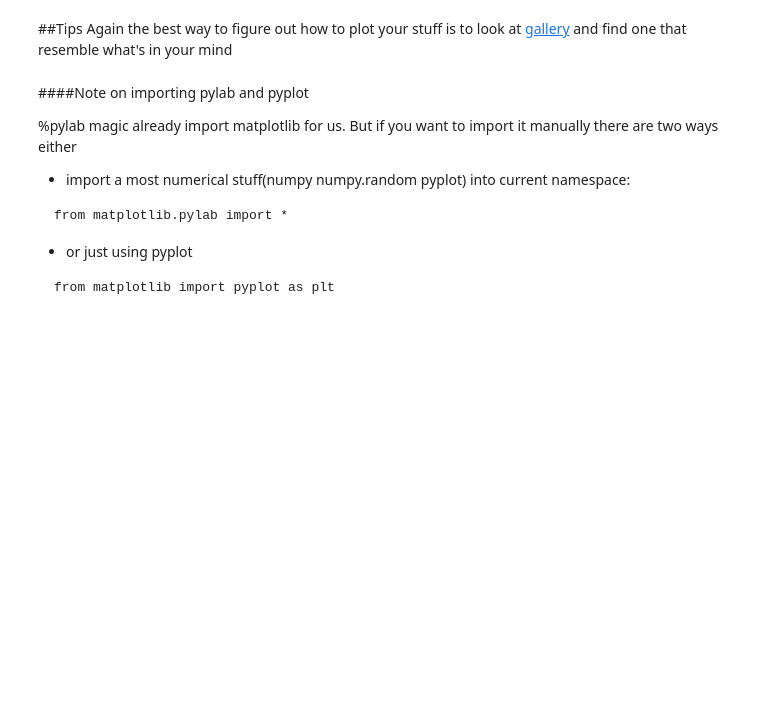
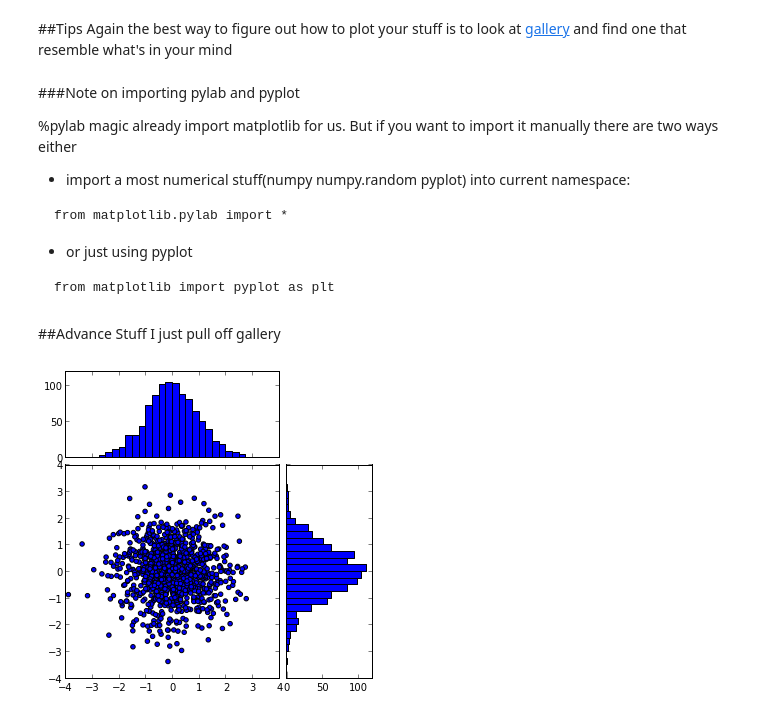
Before and after one commit to piti118/babar_python_tutorial, a Jupyter notebook: notebooks/02_Read_And_Plot.ipynb, the cells around one changed output. Saved outputs shown, nothing was run; the diff lists cells and outputs as text; code cells hidden in the pictures; blank space fills up the shorter version.

````diff
--- a/notebooks/02_Read_And_Plot.ipynb
+++ b/notebooks/02_Read_And_Plot.ipynb
@@ -347,7 +350,7 @@ ylabel('LegendreP2')
 Again the best way to figure out how to plot your stuff is to look at
 [gallery](http://matplotlib.org/gallery.html) and find one that resemble what's in your mind
 # %% [markdown]
-####Note on importing pylab and pyplot
+###Note on importing pylab and pyplot
 
 
 %pylab magic already import matplotlib for us. But if you want to import it manually there are two ways either
@@ -360,3 +363,5 @@ from matplotlib.pylab import *
 ```
 from matplotlib import pyplot as plt
 ```
+# %% [markdown]
+##Advance Stuff I just pull off gallery
@@ -362,0 +370,56 @@ from matplotlib import pyplot as plt
+# %%
+import numpy as np
+import matplotlib.pyplot as plt
+
+# the random data
+x = np.random.randn(1000)
+y = np.random.randn(1000)
+
+
+fig = plt.figure(1, figsize=(5.5,5.5))
+
+from mpl_toolkits.axes_grid1 import make_axes_locatable
+
+# the scatter plot:
+axScatter = plt.subplot(111)
+axScatter.scatter(x, y)
+axScatter.set_aspect(1.)
+
+# create new axes on the right and on the top of the current axes
+# The first argument of the new_vertical(new_horizontal) method is
+# the height (width) of the axes to be created in inches.
+divider = make_axes_locatable(axScatter)
+axHistx = divider.append_axes("top", 1.2, pad=0.1, sharex=axScatter)
+axHisty = divider.append_axes("right", 1.2, pad=0.1, sharey=axScatter)
+
+# make some labels invisible
+plt.setp(axHistx.get_xticklabels() + axHisty.get_yticklabels(),
+         visible=False)
+
+# now determine nice limits by hand:
+binwidth = 0.25
+xymax = np.max( [np.max(np.fabs(x)), np.max(np.fabs(y))] )
+lim = ( int(xymax/binwidth) + 1) * binwidth
+
+bins = np.arange(-lim, lim + binwidth, binwidth)
+axHistx.hist(x, bins=bins)
+axHisty.hist(y, bins=bins, orientation='horizontal')
+
+# the xaxis of axHistx and yaxis of axHisty are shared with axScatter,
+# thus there is no need to manually adjust the xlim and ylim of these
+# axis.
+
+#axHistx.axis["bottom"].major_ticklabels.set_visible(False)
+for tl in axHistx.get_xticklabels():
+    tl.set_visible(False)
+axHistx.set_yticks([0, 50, 100])
+
+#axHisty.axis["left"].major_ticklabels.set_visible(False)
+for tl in axHisty.get_yticklabels():
+    tl.set_visible(False)
+axHisty.set_xticks([0, 50, 100])
+
+plt.draw()
+plt.show()
+# %% [output]
+[figure, added]
````
Also changed, not shown: parts of 5 cells of this notebook, 1 other file.
